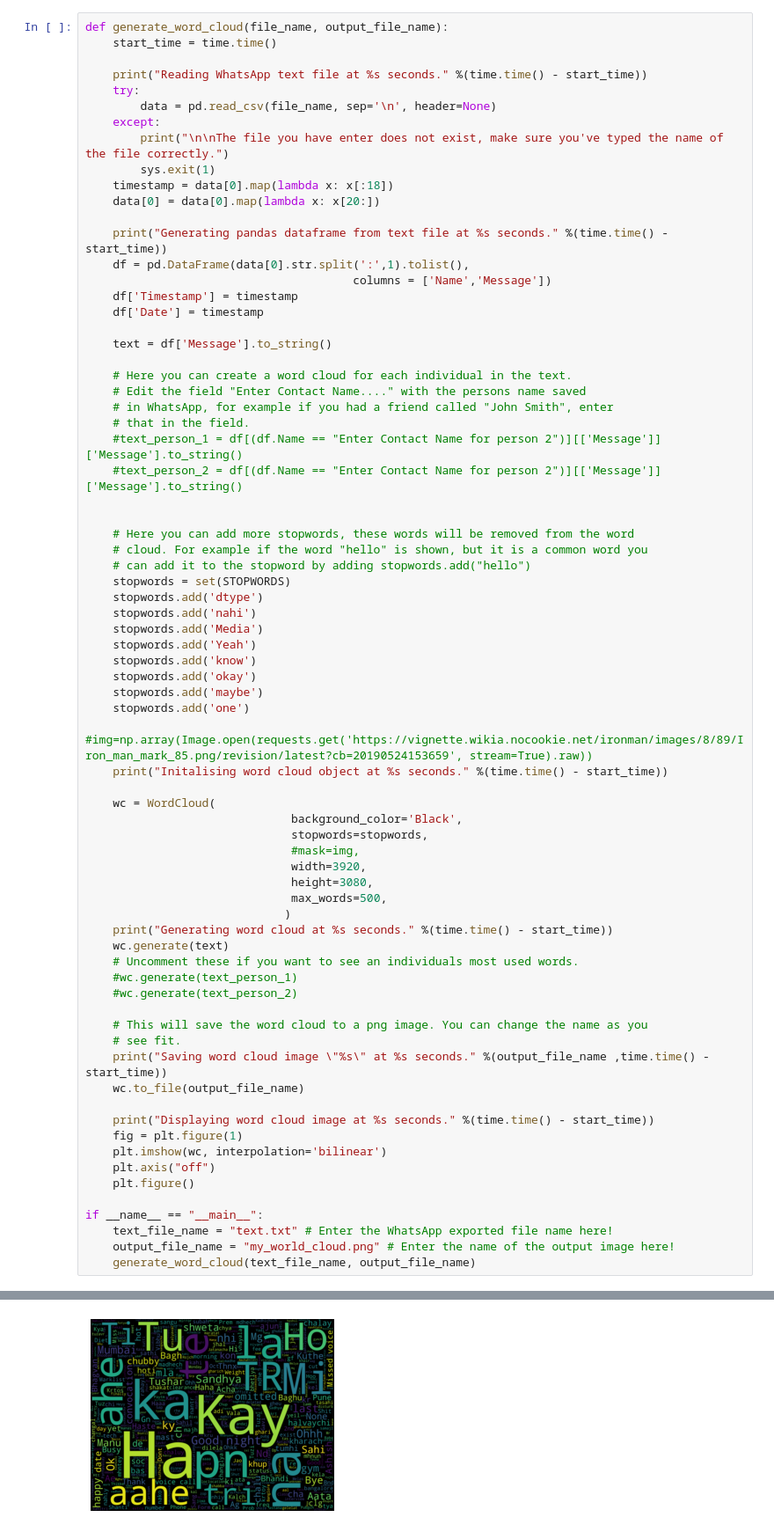
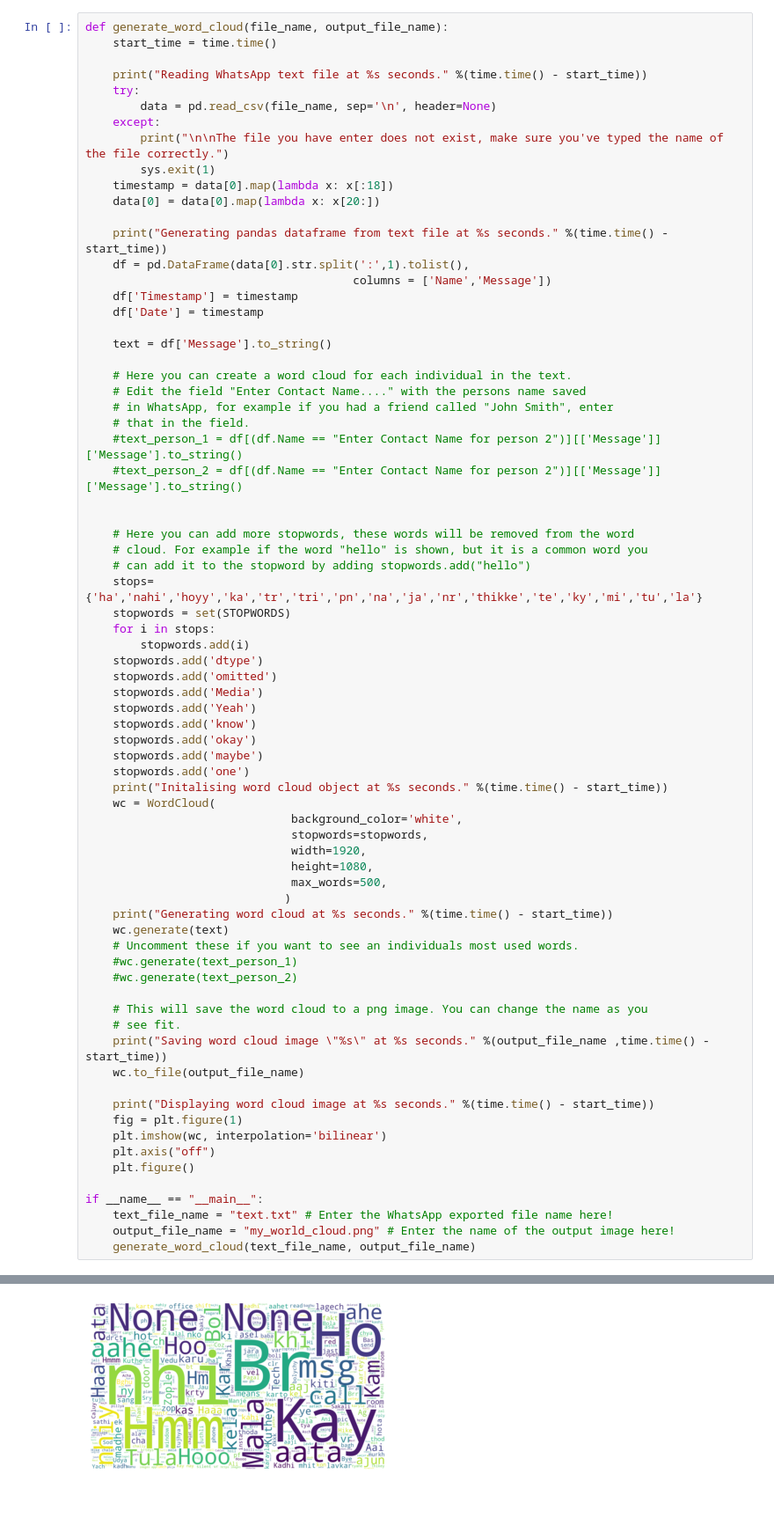
Before and after one commit to SahilDI/Qxp_DataScience_Sahil, a Jupyter notebook: unit_8_Text_Mining/Whats app wordcloud.ipynb, the cells around one changed output, grey strips where cells are left out. Shown at 88% size. Saved outputs shown, nothing was run; the diff lists cells and outputs as text; blank space fills up the shorter version.

```diff
--- a/unit_8_Text_Mining/Whats app wordcloud.ipynb
+++ b/unit_8_Text_Mining/Whats app wordcloud.ipynb
@@ -45,24 +39,24 @@ def generate_word_cloud(file_name, output_file_name):
     # Here you can add more stopwords, these words will be removed from the word
     # cloud. For example if the word "hello" is shown, but it is a common word you
     # can add it to the stopword by adding stopwords.add("hello")
+    stops={'ha','nahi','hoyy','ka','tr','tri','pn','na','ja','nr','thikke','te','ky','mi','tu','la'}
     stopwords = set(STOPWORDS)
+    for i in stops:
+        stopwords.add(i)
     stopwords.add('dtype')
-    stopwords.add('nahi')
+    stopwords.add('omitted')
     stopwords.add('Media')
     stopwords.add('Yeah')
     stopwords.add('know')
     stopwords.add('okay')
     stopwords.add('maybe')
     stopwords.add('one')
-    #img=np.array(Image.open(requests.get('https://vignette.wikia.nocookie.net/ironman/images/8/89/Iron_man_mark_85.png/revision/latest?cb=20190524153659', stream=True).raw))
     print("Initalising word cloud object at %s seconds." %(time.time() - start_time))
-
     wc = WordCloud(
-                              background_color='Black',
+                              background_color='white',
                               stopwords=stopwords,
-                              #mask=img,
-                              width=3920,
-                              height=3080,
+                              width=1920,
+                              height=1080,
                               max_words=500,
                              )
     print("Generating word cloud at %s seconds." %(time.time() - start_time))
@@ -96,2 +90,2 @@ Displaying word cloud image at 96.32535576820374 seconds.
-[figure, old version]
+[figure, new version]
 <Figure size 432x288 with 0 Axes>
```
Also changed, not shown: parts of 3 cells of this notebook, 5 other files.
